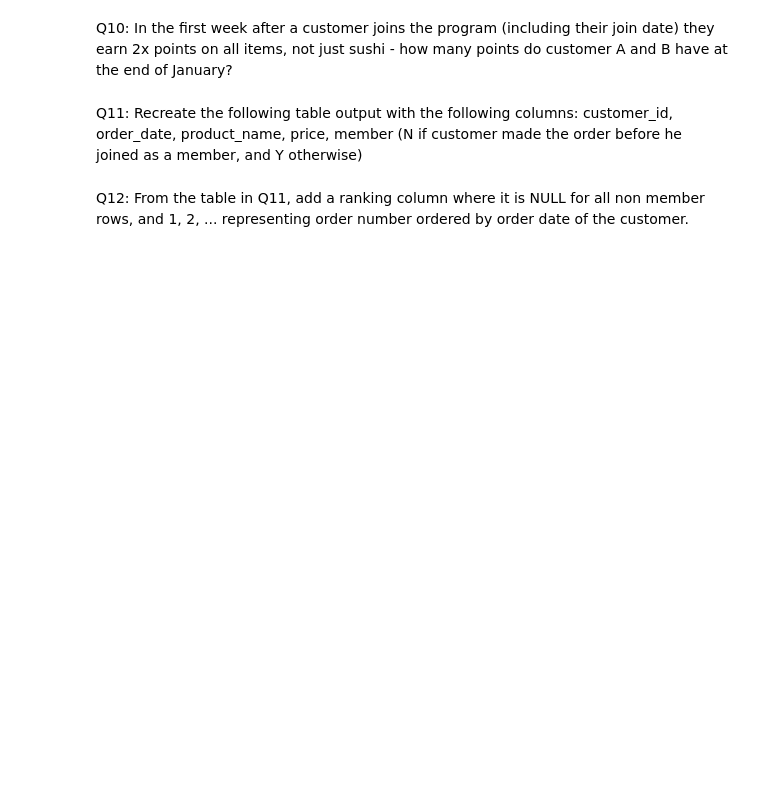
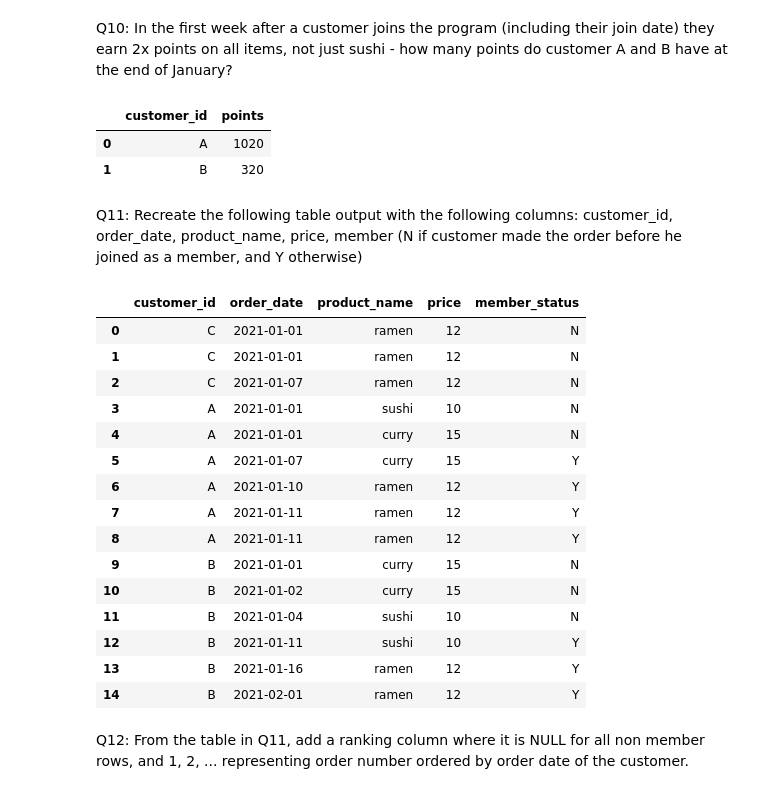
Before and after one commit to 20100215/8_Week_SQL_Challenge, a Jupyter notebook: week1.ipynb, the cells around one changed output. Drawn from its saved outputs; the diff is of its cells as text; code cells hidden in the pictures; blank space fills up the shorter version.

```diff
--- a/week1.ipynb
+++ b/week1.ipynb
@@ -111,6 +327,77 @@ Q9: If each $1 spent equates to 10 points and sushi has a 2x points multiplier -
 # %% [markdown]
 Q10: In the first week after a customer joins the program (including their join date) they earn 2x points on all items, not just sushi - how many points do customer A and B have at the end of January?
+# %%
+# Sample
+query = """
+    WITH dates_cte AS (
+    SELECT
+        customer_id,
+        join_date,
+        DATETIME(join_date, '+6 days') AS valid_date,
+        DATETIME('2021-01-31') AS last_date
+    FROM  members
+    )
+
+    SELECT
+        sales.customer_id,
+        SUM(CASE
+            WHEN menu.product_name = 'sushi' THEN 2 * 10 * menu.price
+            WHEN sales.order_date BETWEEN dates.join_date AND dates.valid_date THEN 2 * 10 * menu.price
+            ELSE 10 * menu.price END) AS points
+    FROM  sales
+    INNER JOIN dates_cte AS dates
+        ON sales.customer_id = dates.customer_id
+        AND dates.join_date <= sales.order_date
+        AND sales.order_date <= dates.last_date
+    INNER JOIN  menu
+        ON sales.product_id = menu.product_id
+    GROUP BY sales.customer_id;
+"""
+result = pd.read_sql_query(query, conn)
+result
+# %% [output]
+|  | customer_id | points |
+| 0 | A | 1020 |
+| 1 | B | 320 |
 # %% [markdown]
 Q11: Recreate the following table output with the following columns: customer_id, order_date, product_name, price, member (N if customer made the order before he joined as a member, and Y otherwise)
+# %%
+# Sample
+query = """
+    SELECT
+        sales.customer_id,
+        sales.order_date,
+        menu.product_name,
+        menu.price,
+        CASE
+            WHEN members.join_date > sales.order_date THEN 'N'
+            WHEN members.join_date <= sales.order_date THEN 'Y'
+            ELSE 'N' END AS member_status
+    FROM  sales
+    LEFT JOIN  members
+        ON sales.customer_id = members.customer_id
+    INNER JOIN  menu
+        ON sales.product_id = menu.product_id
+    ORDER BY members.customer_id, sales.order_date
+"""
+result = pd.read_sql_query(query, conn)
+result
+# %% [output]
+|  | customer_id | order_date | product_name | price | member_status |
+| 0 | C | 2021-01-01 | ramen | 12 | N |
+| 1 | C | 2021-01-01 | ramen | 12 | N |
+| 2 | C | 2021-01-07 | ramen | 12 | N |
+| 3 | A | 2021-01-01 | sushi | 10 | N |
+| 4 | A | 2021-01-01 | curry | 15 | N |
+| 5 | A | 2021-01-07 | curry | 15 | Y |
+| 6 | A | 2021-01-10 | ramen | 12 | Y |
+| 7 | A | 2021-01-11 | ramen | 12 | Y |
+| 8 | A | 2021-01-11 | ramen | 12 | Y |
+| 9 | B | 2021-01-01 | curry | 15 | N |
+| 10 | B | 2021-01-02 | curry | 15 | N |
+| 11 | B | 2021-01-04 | sushi | 10 | N |
+| 12 | B | 2021-01-11 | sushi | 10 | Y |
+| 13 | B | 2021-01-16 | ramen | 12 | Y |
+| 14 | B | 2021-02-01 | ramen | 12 | Y |
 # %% [markdown]
 Q12: From the table in Q11, add a ranking column where it is NULL for all non member rows, and 1, 2, ... representing order number ordered by order date of the customer.
```
Also changed, not shown: parts of 10 cells of this notebook.
